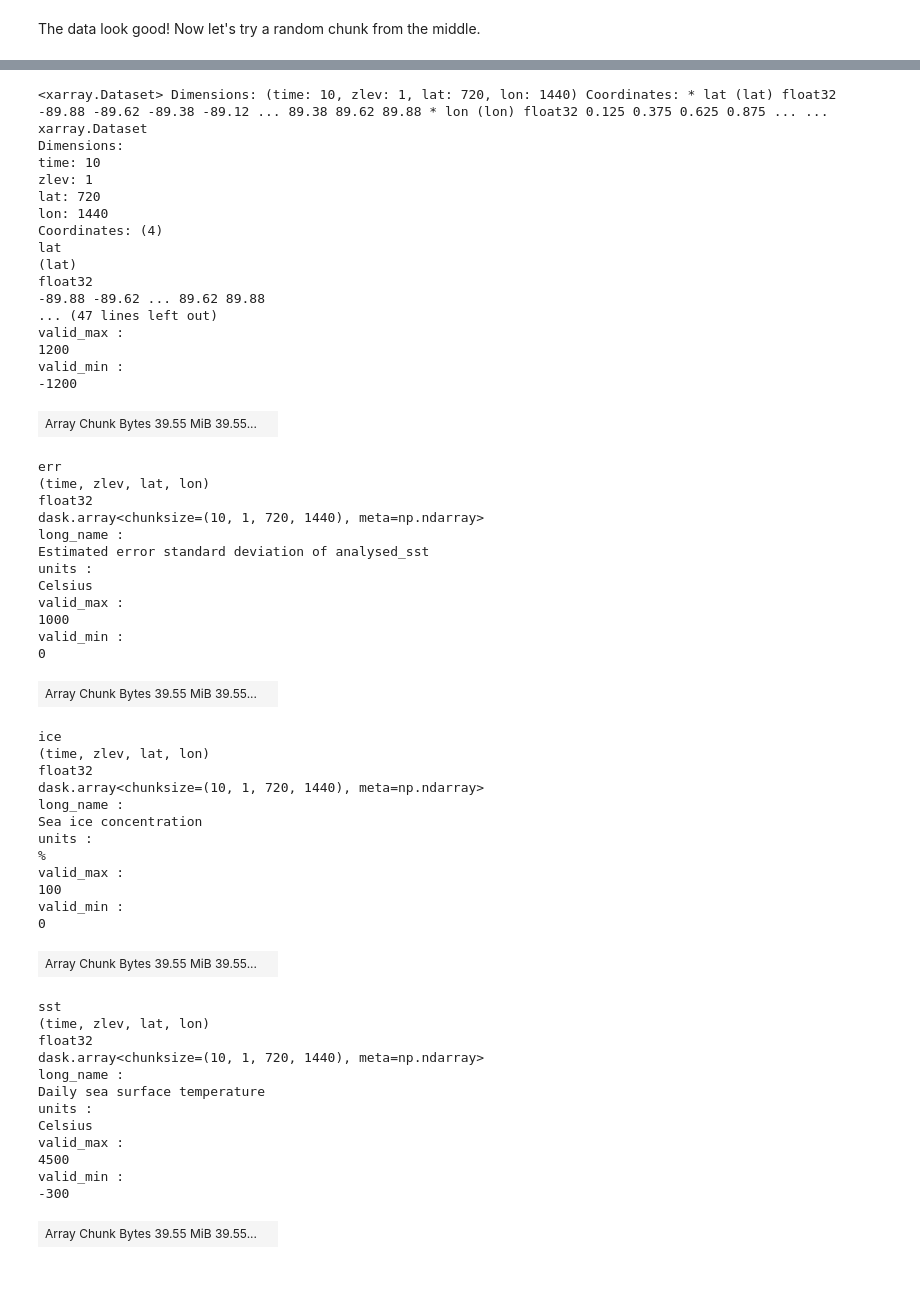
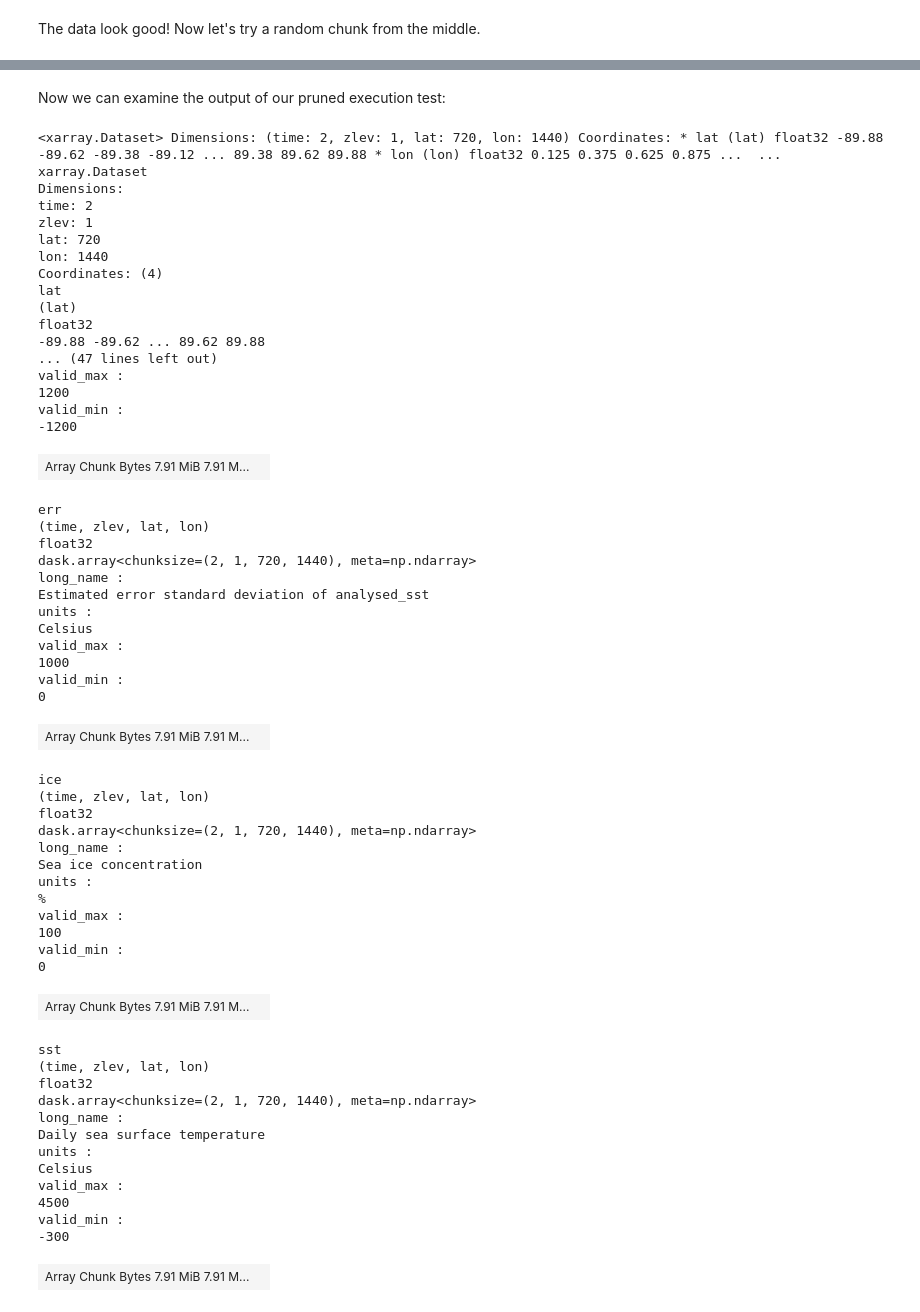
Before and after one commit to pangeo-forge/pangeo-forge-recipes, a Jupyter notebook: docs/pangeo_forge_recipes/tutorials/xarray_zarr/netcdf_zarr_sequential.ipynb, the cells around one changed output, grey strips where cells are left out. Drawn from its saved outputs; the diff is of its cells as text; code cells hidden in the pictures; blank space fills up the shorter version.

Commit message:
update netcdf_zarr_sequential tutorial execution to reflect deprecated manual stage funcs

```diff
--- a/docs/pangeo_forge_recipes/tutorials/xarray_zarr/netcdf_zarr_sequential.ipynb
+++ b/docs/pangeo_forge_recipes/tutorials/xarray_zarr/netcdf_zarr_sequential.ipynb
@@ -756,29 +639,31 @@ We can also open the dataset with xarray
+# %% [markdown]
+Now we can examine the output of our pruned execution test:
 # %%
-ds = xr.open_zarr(recipe.target_mapper)
+ds = xr.open_zarr(recipe.target_mapper, consolidated=True)
 ds
 # %% [output]
-<xarray.Dataset> Dimensions: (time: 10, zlev: 1, lat: 720, lon: 1440) Coordinates: * lat (lat) float32 -89.88 -89.62 -89.38 -89.12 ... 89.38 89.62 89.88 * lon (lon) float32 0.125 0.375 0.625 0.875 ... ...
+<xarray.Dataset> Dimensions: (time: 2, zlev: 1, lat: 720, lon: 1440) Coordinates: * lat (lat) float32 -89.88 -89.62 -89.38 -89.12 ... 89.38 89.62 89.88 * lon (lon) float32 0.125 0.375 0.625 0.875 ...  ...
 xarray.Dataset
 Dimensions:
-time: 10
+time: 2
 zlev: 1
 lat: 720
 lon: 1440
 Coordinates: (4)
 lat
 (lat)
 float32
 -89.88 -89.62 ... 89.62 89.88
 ... (47 lines left out)
 valid_max :
 1200
 valid_min :
 -1200
-| Array Chunk Bytes 39.55 MiB 39.55... |  |
+| Array Chunk Bytes 7.91 MiB 7.91 M... |  |
 err
 (time, zlev, lat, lon)
 float32
-dask.array<chunksize=(10, 1, 720, 1440), meta=np.ndarray>
+dask.array<chunksize=(2, 1, 720, 1440), meta=np.ndarray>
 long_name :
 Estimated error standard deviation of analysed_sst
 units :
@@ -787,11 +672,11 @@ valid_max :
 1000
 valid_min :
 0
-| Array Chunk Bytes 39.55 MiB 39.55... |  |
+| Array Chunk Bytes 7.91 MiB 7.91 M... |  |
 ice
 (time, zlev, lat, lon)
 float32
-dask.array<chunksize=(10, 1, 720, 1440), meta=np.ndarray>
+dask.array<chunksize=(2, 1, 720, 1440), meta=np.ndarray>
 long_name :
 Sea ice concentration
 units :
@@ -800,11 +685,11 @@ valid_max :
 100
 valid_min :
 0
-| Array Chunk Bytes 39.55 MiB 39.55... |  |
+| Array Chunk Bytes 7.91 MiB 7.91 M... |  |
 sst
 (time, zlev, lat, lon)
 float32
-dask.array<chunksize=(10, 1, 720, 1440), meta=np.ndarray>
+dask.array<chunksize=(2, 1, 720, 1440), meta=np.ndarray>
 long_name :
 Daily sea surface temperature
 units :
@@ -813,7 +698,7 @@ valid_max :
 4500
 valid_min :
 -300
-| Array Chunk Bytes 39.55 MiB 39.55... |  |
+| Array Chunk Bytes 7.91 MiB 7.91 M... |  |
 Attributes: (37)
 Conventions :
 CF-1.6, ACDD-1.3
```
Also changed, not shown: parts of 24 cells of this notebook.
